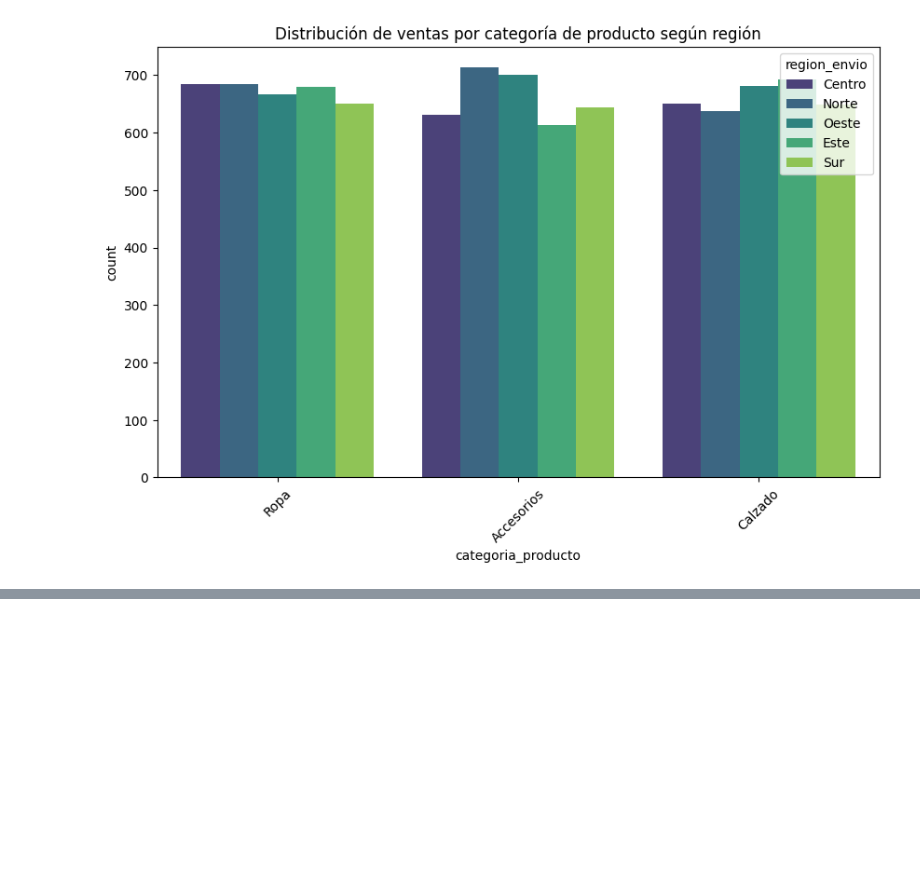
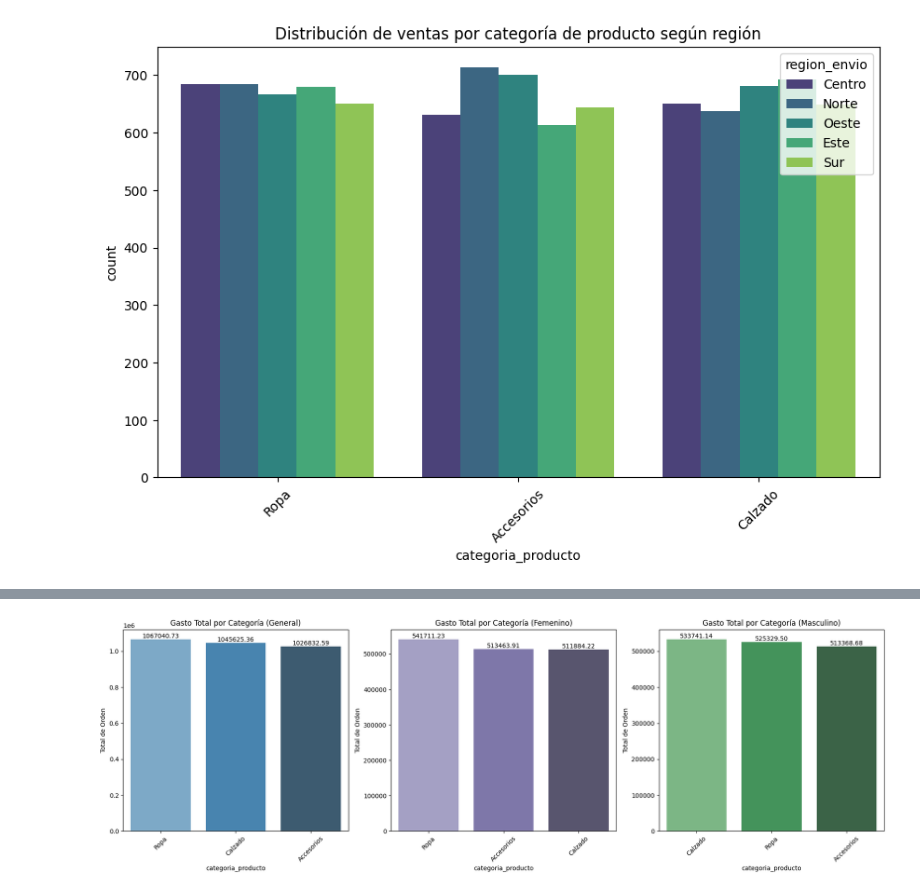
Before and after one commit to LuisBarrera23/SOG2_PRACTICA1_PAREJA13, a Jupyter notebook: src/exploratorio.ipynb, the cells around one changed output, grey strips where cells are left out. Saved outputs shown, nothing was run; the diff lists cells and outputs as text; code cells hidden in the pictures; blank space fills up the shorter version.

```diff
--- a/src/exploratorio.ipynb
+++ b/src/exploratorio.ipynb
@@ -93,0 +192,44 @@ plt.show()
+# %%
+df_general = df.groupby('categoria_producto')['total_orden'].sum().reset_index().sort_values(by='total_orden', ascending=False).head(3)
+
+df_femenino = df[df['genero_cliente'] == 'Femenino'].groupby('categoria_producto')['total_orden'].sum().reset_index().sort_values(by='total_orden', ascending=False).head(3)
+df_masculino = df[df['genero_cliente'] == 'Masculino'].groupby('categoria_producto')['total_orden'].sum().reset_index().sort_values(by='total_orden', ascending=False).head(3)
+
+plt.figure(figsize=(18, 6))
+
+def agregar_valores_barras(ax, data):
+    """Función para agregar valores encima de las barras."""
+    for p in ax.patches:
+        height = p.get_height()
+        ax.annotate(f'{height:.2f}',
+                    (p.get_x() + p.get_width() / 2., height),
+                    ha='center', va='center',
+                    xytext=(0, 5),
+                    textcoords='offset points')
+
+
+plt.subplot(1, 3, 1)
+ax1 = sns.barplot(x='categoria_producto', y='total_orden', data=df_general, hue='categoria_producto', palette='Blues_d')
+plt.title('Gasto Total por Categoría (General)')
+plt.xticks(rotation=45)
+plt.ylabel('Total de Orden')
+agregar_valores_barras(ax1, df_general)
+
+plt.subplot(1, 3, 2)
+ax2 = sns.barplot(x='categoria_producto', y='total_orden', data=df_femenino, hue='categoria_producto', palette='Purples_d')
+plt.title('Gasto Total por Categoría (Femenino)')
+plt.xticks(rotation=45)
+plt.ylabel('Total de Orden')
+agregar_valores_barras(ax2, df_femenino)
+
+plt.subplot(1, 3, 3)
+ax3 = sns.barplot(x='categoria_producto', y='total_orden', data=df_masculino, hue='categoria_producto', palette='Greens_d')
+plt.title('Gasto Total por Categoría (Masculino)')
+plt.xticks(rotation=45)
+plt.ylabel('Total de Orden')
+agregar_valores_barras(ax3, df_masculino)
+
+plt.tight_layout()
+plt.show()
+# %% [output]
+[figure, added]
```
Also changed, not shown: parts of 7 cells of this notebook.
